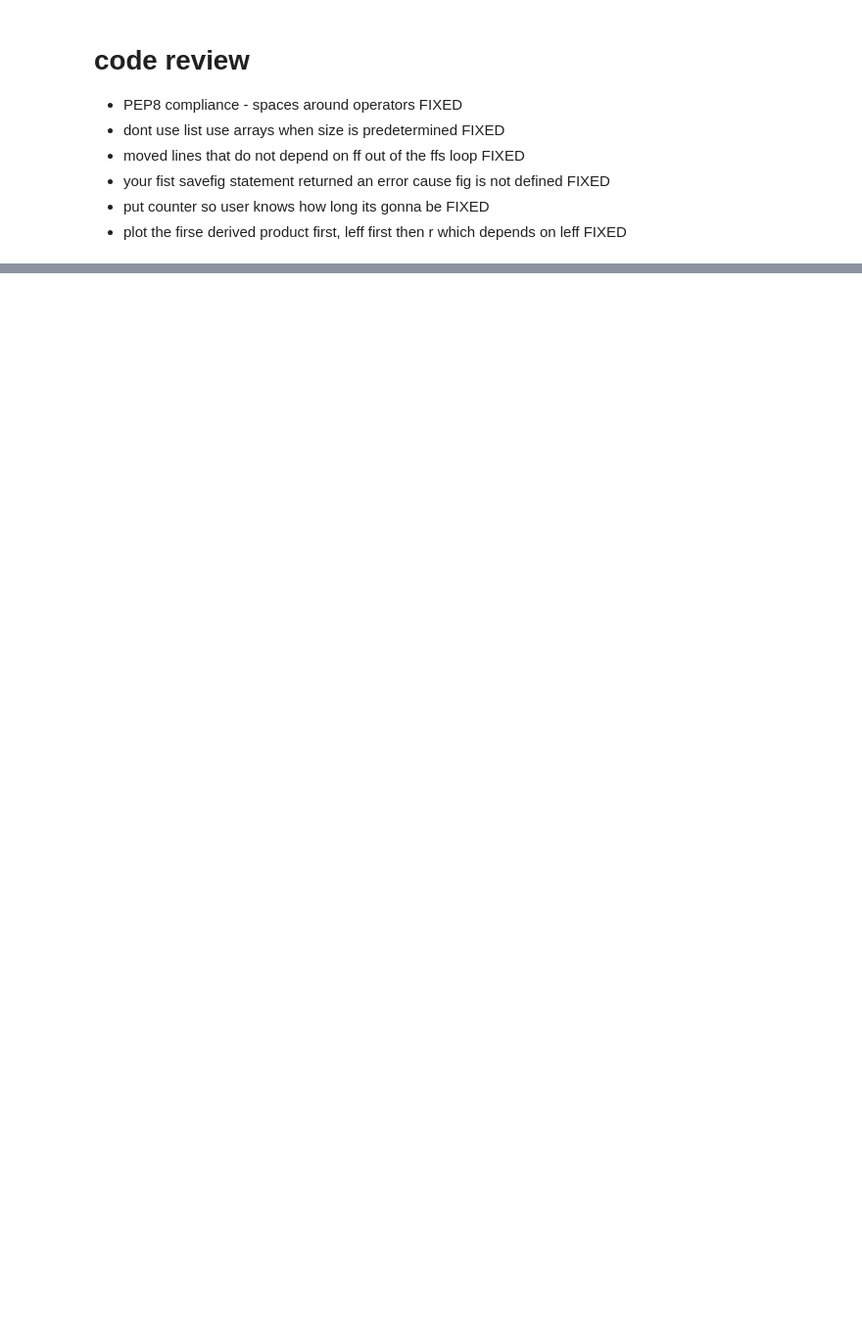
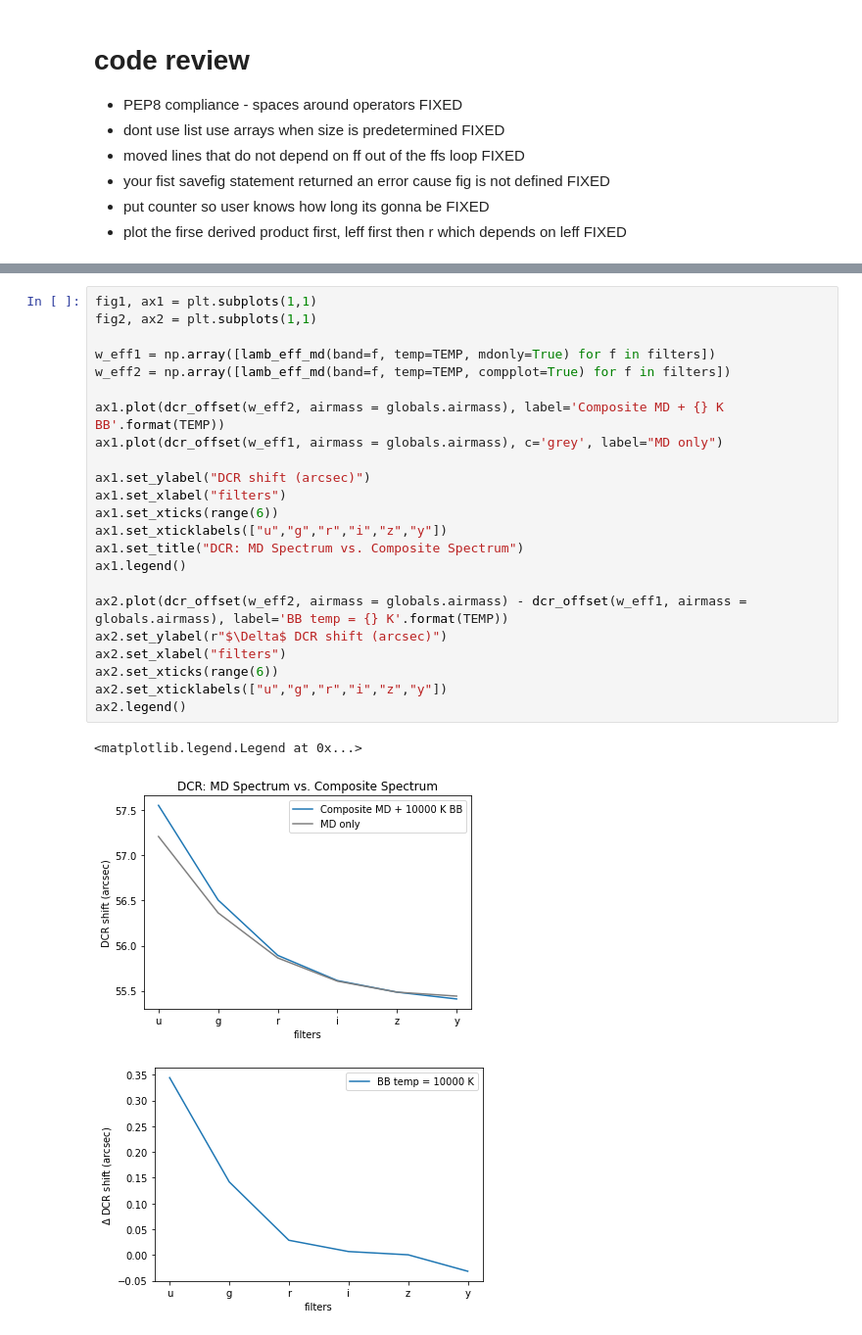
Before and after one commit to RileyWClarke/RAFTS, a Jupyter notebook: testing_nb_RWC.ipynb, the cells around one changed output, grey strips where cells are left out. Shown at 98% size. Cells and saved outputs as stored; diff of their text form; blank space fills up the shorter version.

```diff
--- a/testing_nb_RWC.ipynb
+++ b/testing_nb_RWC.ipynb
@@ -109,0 +104,27 @@ plt.title("blackbody at temperatures 3000-10000K g band");
+# %%
+fig1, ax1 = plt.subplots(1,1)
+fig2, ax2 = plt.subplots(1,1)
+
+w_eff1 = np.array([lamb_eff_md(band=f, temp=TEMP, mdonly=True) for f in filters])
+w_eff2 = np.array([lamb_eff_md(band=f, temp=TEMP, compplot=True) for f in filters])
+
+ax1.plot(dcr_offset(w_eff2, airmass = globals.airmass), label='Composite MD + {} K BB'.format(TEMP))
+ax1.plot(dcr_offset(w_eff1, airmass = globals.airmass), c='grey', label="MD only")
+
+ax1.set_ylabel("DCR shift (arcsec)")
+ax1.set_xlabel("filters")
+ax1.set_xticks(range(6))
+ax1.set_xticklabels(["u","g","r","i","z","y"])
+ax1.set_title("DCR: MD Spectrum vs. Composite Spectrum")
+ax1.legend()
+
+ax2.plot(dcr_offset(w_eff2, airmass = globals.airmass) - dcr_offset(w_eff1, airmass = globals.airmass), label='BB temp = {} K'.format(TEMP))
+ax2.set_ylabel(r"$\Delta$ DCR shift (arcsec)")
+ax2.set_xlabel("filters")
+ax2.set_xticks(range(6))
+ax2.set_xticklabels(["u","g","r","i","z","y"])
+ax2.legend()
+# %% [output]
+<matplotlib.legend.Legend at 0x...>
+[figure, added]
+[figure, added]
```
Also changed, not shown: parts of 16 cells of this notebook, 4 other files.
